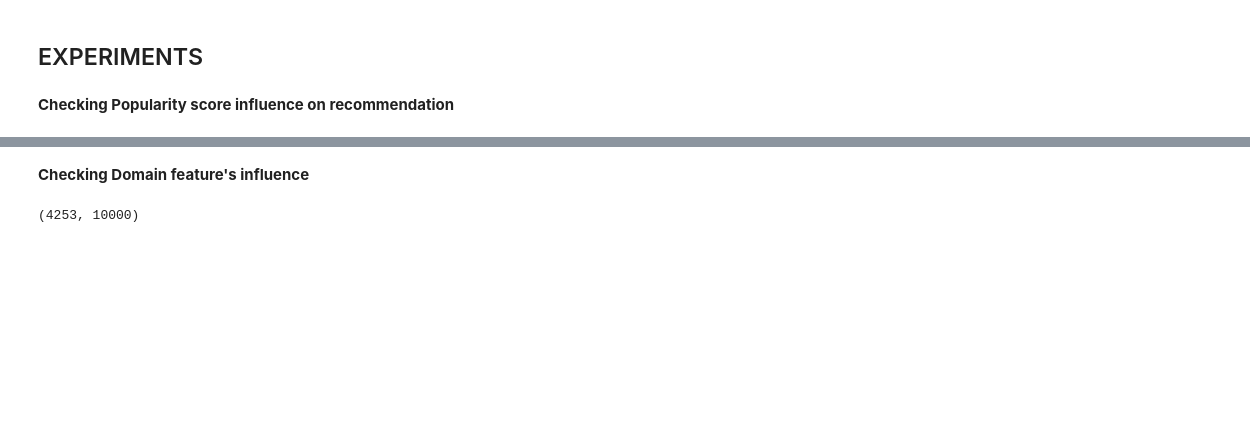
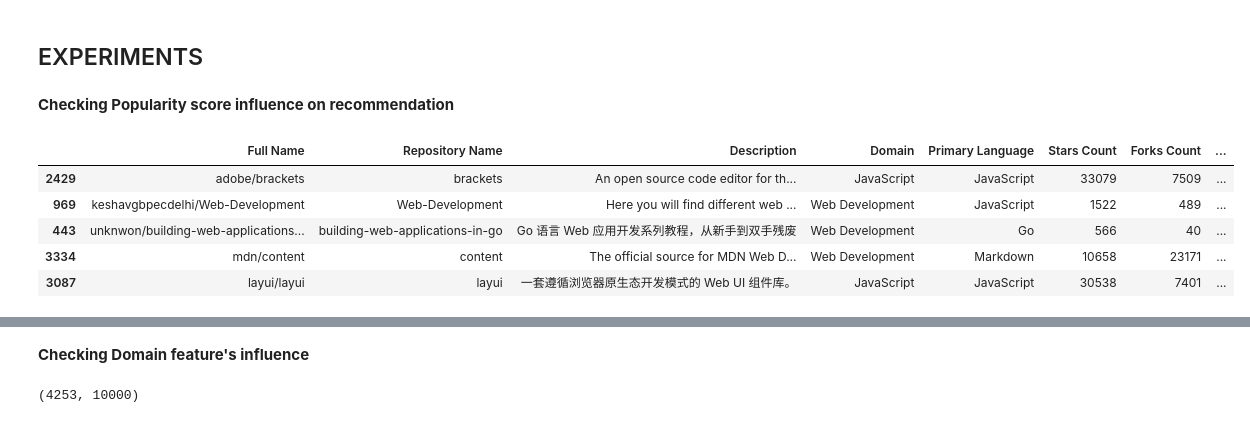
Before and after one commit to Vedid11/OpenSourceCompass, a Jupyter notebook: notebooks/model_training.ipynb, the cells around one changed output, grey strips where cells are left out. Cells and saved outputs as stored; diff of their text form; code cells hidden in the pictures; blank space fills up the shorter version.

```diff
--- a/notebooks/model_training.ipynb
+++ b/notebooks/model_training.ipynb
@@ -386,3 +382,12 @@ def hybrid_recommend(full_name, n=5, lambda_=0.1):
     recommendations["Final Score"] = final_scores[top_indices]
 
     return recommendations
+# %%
+hybrid_recommend("alsiam/web-projects", 5, lambda_=0.1)
+# %% [output]
+|  | Full Name | Repository Name | Description | Domain | Primary Language | Stars Count | Forks Count | ... |
+| 2429 | adobe/brackets | brackets | An open source code editor for th... | JavaScript | JavaScript | 33079 | 7509 | ... |
+| 969 | keshavgbpecdelhi/Web-Development | Web-Development | Here you will find different web ... | Web Development | JavaScript | 1522 | 489 | ... |
+| 443 | unknwon/building-web-applications... | building-web-applications-in-go | Go 语言 Web 应用开发系列教程，从新手到双手残废 | Web Development | Go | 566 | 40 | ... |
+| 3334 | mdn/content | content | The official source for MDN Web D... | Web Development | Markdown | 10658 | 23171 | ... |
+| 3087 | layui/layui | layui | 一套遵循浏览器原生态开发模式的 Web UI 组件库。 | JavaScript | JavaScript | 30538 | 7401 | ... |
```
Also changed, not shown: parts of 10 cells of this notebook.
